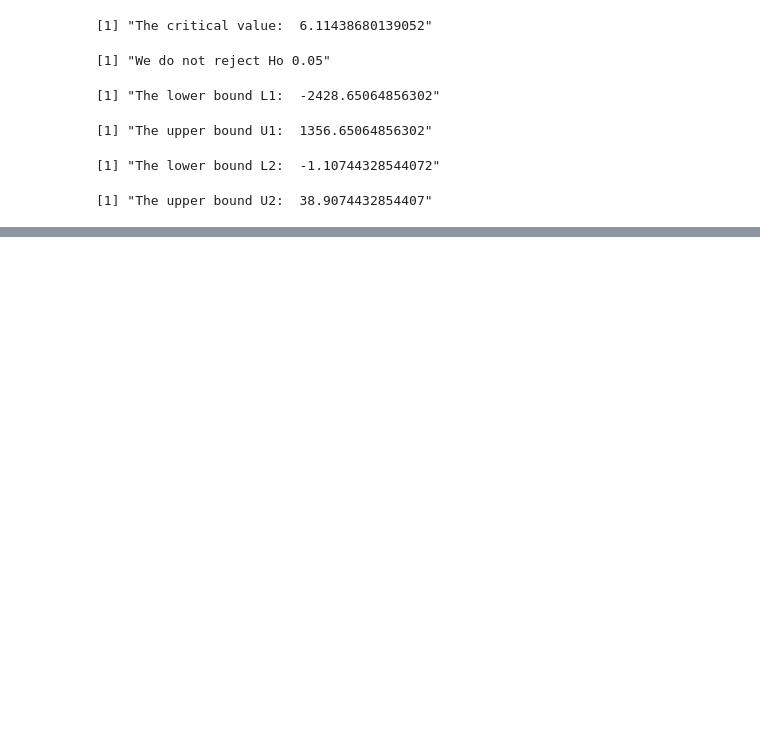
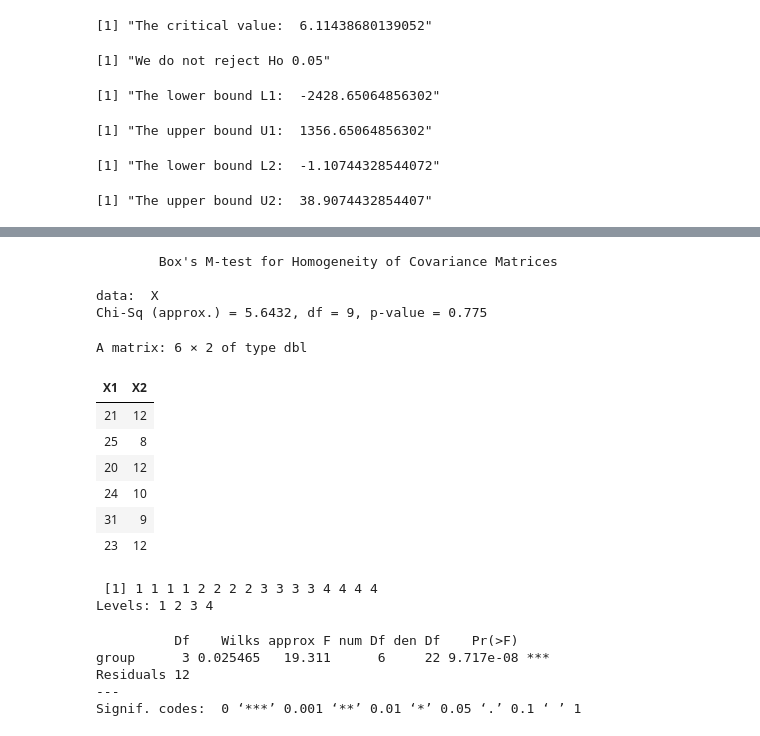
Before and after one commit to Patsee/data_viz, a Jupyter notebook: ทดสอบโค้ด_multi.ipynb, the cells around one changed output, grey strips where cells are left out. Cells and saved outputs as stored; diff of their text form; code cells hidden in the pictures; blank space fills up the shorter version.

```diff
--- a/ทดสอบโค้ด_multi.ipynb
+++ b/ทดสอบโค้ด_multi.ipynb
@@ -904,0 +1089,6 @@ paste("The upper bound U2: ",U2)
+# %%
+X1= c(21,25,20,24,31,23,24,28,34,29,35,32,33,38,34,35)
+X2= c(12,8,12,10,9,12,13,10,10,14,11,13,14,12,13,13)
+g=c(rep(1,4),rep(2,4),rep(3,4),rep(4,4))
+X_level=cbind(X1,X2,g)
+print(X_level)
@@ -904,0 +1120,36 @@ paste("The upper bound U2: ",U2)
+# %%
+X=X_level[,c(1,2)]
+boxM(X,g)
+# %% [output]
+        Box's M-test for Homogeneity of Covariance Matrices
+
+data:  X
+Chi-Sq (approx.) = 5.6432, df = 9, p-value = 0.775
+# %%
+X=X_level[,c(1,2)]
+group =as.factor(X_level[,3])
+head(X)
+# %% [output]
+A matrix: 6 × 2 of type dbl
+| X1 | X2 |
+| 21 | 12 |
+| 25 | 8 |
+| 20 | 12 |
+| 24 | 10 |
+| 31 | 9 |
+| 23 | 12 |
+# %%
+group =as.factor(X_level[,3])
+group
+# %% [output]
+ [1] 1 1 1 1 2 2 2 2 3 3 3 3 4 4 4 4
+Levels: 1 2 3 4
+# %%
+fit=manova(X~group)
+summary(fit,test="Wilks")
+# %% [output]
+          Df    Wilks approx F num Df den Df    Pr(>F)
+group      3 0.025465   19.311      6     22 9.717e-08 ***
+Residuals 12
+---
+Signif. codes:  0 ‘***’ 0.001 ‘**’ 0.01 ‘*’ 0.05 ‘.’ 0.1 ‘ ’ 1
```
Also changed, not shown: parts of 21 cells of this notebook.
